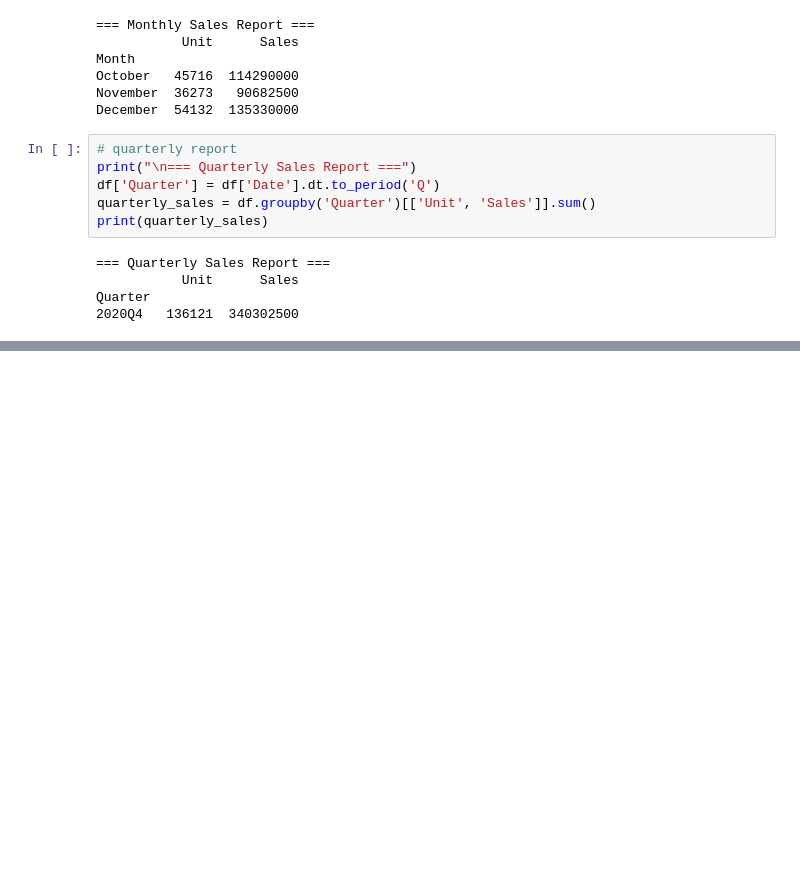
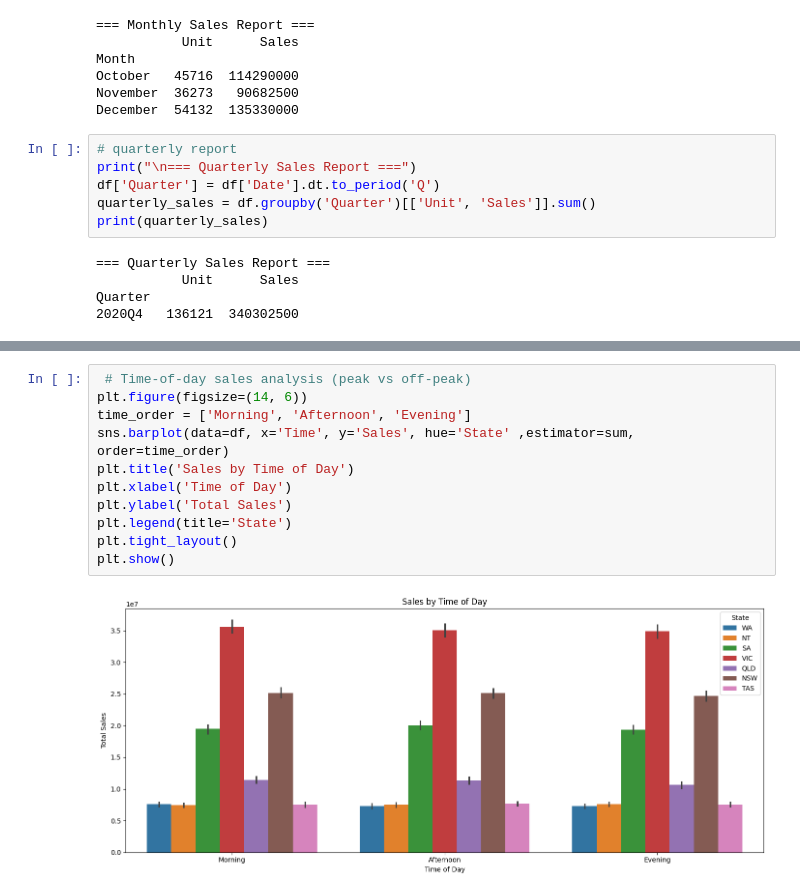
Before and after one commit to rpkrupali1/applied_data_science_learning_sales_analysis, a Jupyter notebook: sales_analysis.ipynb, the cells around one changed output, grey strips where cells are left out. Cells and saved outputs as stored; diff of their text form; blank space fills up the shorter version.

```diff
--- a/sales_analysis.ipynb
+++ b/sales_analysis.ipynb
@@ -370,0 +404,13 @@ Quarter
+# %%
+ # Time-of-day sales analysis (peak vs off-peak)
+plt.figure(figsize=(14, 6))
+time_order = ['Morning', 'Afternoon', 'Evening']
+sns.barplot(data=df, x='Time', y='Sales', hue='State' ,estimator=sum, order=time_order)
+plt.title('Sales by Time of Day')
+plt.xlabel('Time of Day')
+plt.ylabel('Total Sales')
+plt.legend(title='State')
+plt.tight_layout()
+plt.show()
+# %% [output]
+[figure, added]
```
Also changed, not shown: parts of 9 cells of this notebook.
